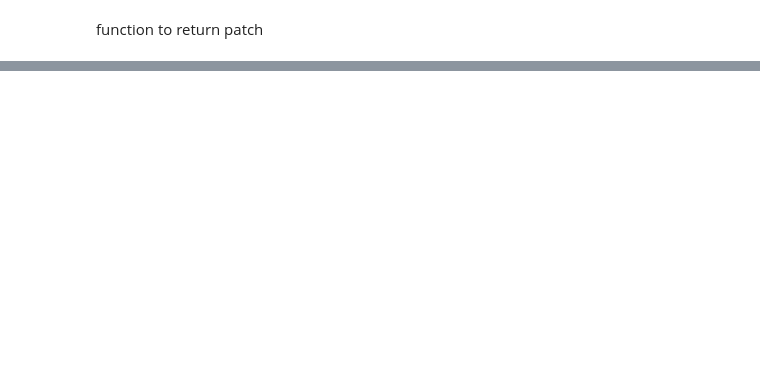
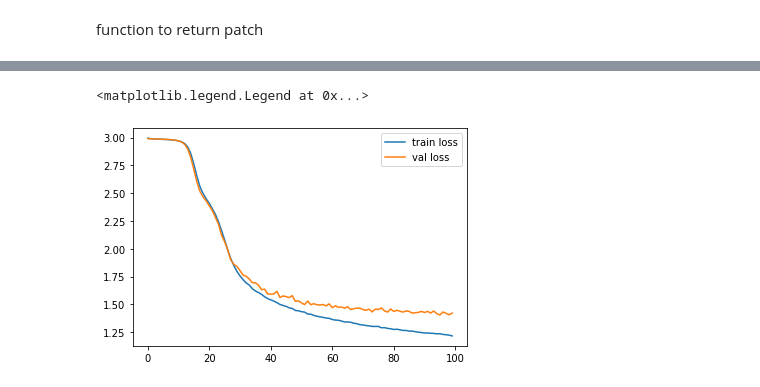
Before and after one commit to gourarushi/Character-Trajectory, a Jupyter notebook: Character_Trajectories.ipynb, the cells around one changed output, grey strips where cells are left out. Cells and saved outputs as stored; diff of their text form; code cells hidden in the pictures; blank space fills up the shorter version.

```diff
--- a/Character_Trajectories.ipynb
+++ b/Character_Trajectories.ipynb
@@ -402,0 +411,3 @@ plot_char(sample_patch[0])
+# %%
+train_patchData = patch_dataset(train_data)
+test_patchData = patch_dataset(test_data)
@@ -402,0 +425,70 @@ plot_char(sample_patch[0])
+# %%
+train_patchInputs, val_patchInputs, train_patchLabels, val_patchLabels, = train_test_split(train_patchInputs, train_patchLabels, test_size=0.25, random_state=0)
+
+train_patchDataset = mydataset(train_patchInputs, train_patchLabels)
+train_patchLoader = DataLoader(train_patchDataset, batch_size=50, shuffle=True)
+
+val_patchDataset = mydataset(val_patchInputs, val_patchLabels)
+val_patchLoader = DataLoader(val_patchDataset, batch_size=50, shuffle=False)
+
+test_patchDataset = mydataset(test_patchInputs, test_patchLabels)
+test_patchLoader = DataLoader(test_patchDataset, batch_size=50, shuffle=False)
+# %%
+net = Net().to(device)
+
+#Define a Loss function and optimizer
+criterion = nn.CrossEntropyLoss()
+optimizer = optim.SGD(net.parameters(), lr=0.001, momentum=0.9)
+# %%
+batch_avgTrainLoss = []
+batch_avgValLoss = []
+
+for epoch in tqdm(range(100)):  # loop over the dataset multiple times
+
+    train_loss = []
+    val_loss = []
+
+    net.train()
+    for i, (inputBatch,labelBatch) in enumerate(train_patchLoader):
+
+        inputBatch, labelBatch = inputBatch.to(device), labelBatch.to(device)
+        inputBatch = inputBatch.float()
+
+        # zero the parameter gradients
+        optimizer.zero_grad()
+
+        # forward + backward + optimize
+        outputBatch = net(inputBatch)
+        loss = criterion(outputBatch, labelBatch)
+        loss.backward()
+        optimizer.step()
+
+        # print statistics
+        train_loss.append(loss.item())
+
+    net.eval()
+    for i, (inputBatch,labelBatch) in enumerate(val_patchLoader):
+      with torch.no_grad():
+
+        inputBatch, labelBatch = inputBatch.to(device), labelBatch.to(device)
+        inputBatch = inputBatch.float()
+
+        # forward + backward + optimize
+        outputBatch = net(inputBatch)
+        loss = criterion(outputBatch, labelBatch)
+        val_loss.append(loss.item())
+
+    avg_trainLoss = sum(train_loss) / len(train_loss)
+    avg_valLoss = sum(val_loss) / len(val_loss)
+    batch_avgTrainLoss.append(avg_trainLoss)
+    batch_avgValLoss.append(avg_valLoss)
+
+    # print statistics
+    if epoch % 20 == 19:
+      print('epoch: %d, train loss: %.3f, val loss: %.3f' % (epoch + 1, avg_trainLoss, avg_valLoss))
+
+print('Finished Training')
+plt.plot(batch_avgTrainLoss, label='train loss')
+plt.plot(batch_avgValLoss, label='val loss')
+plt.legend()
+# %% [output]
@@ -402,0 +502,2 @@ plot_char(sample_patch[0])
+<matplotlib.legend.Legend at 0x...>
+[figure, added]
```
Also changed, not shown: parts of 20 cells of this notebook.
